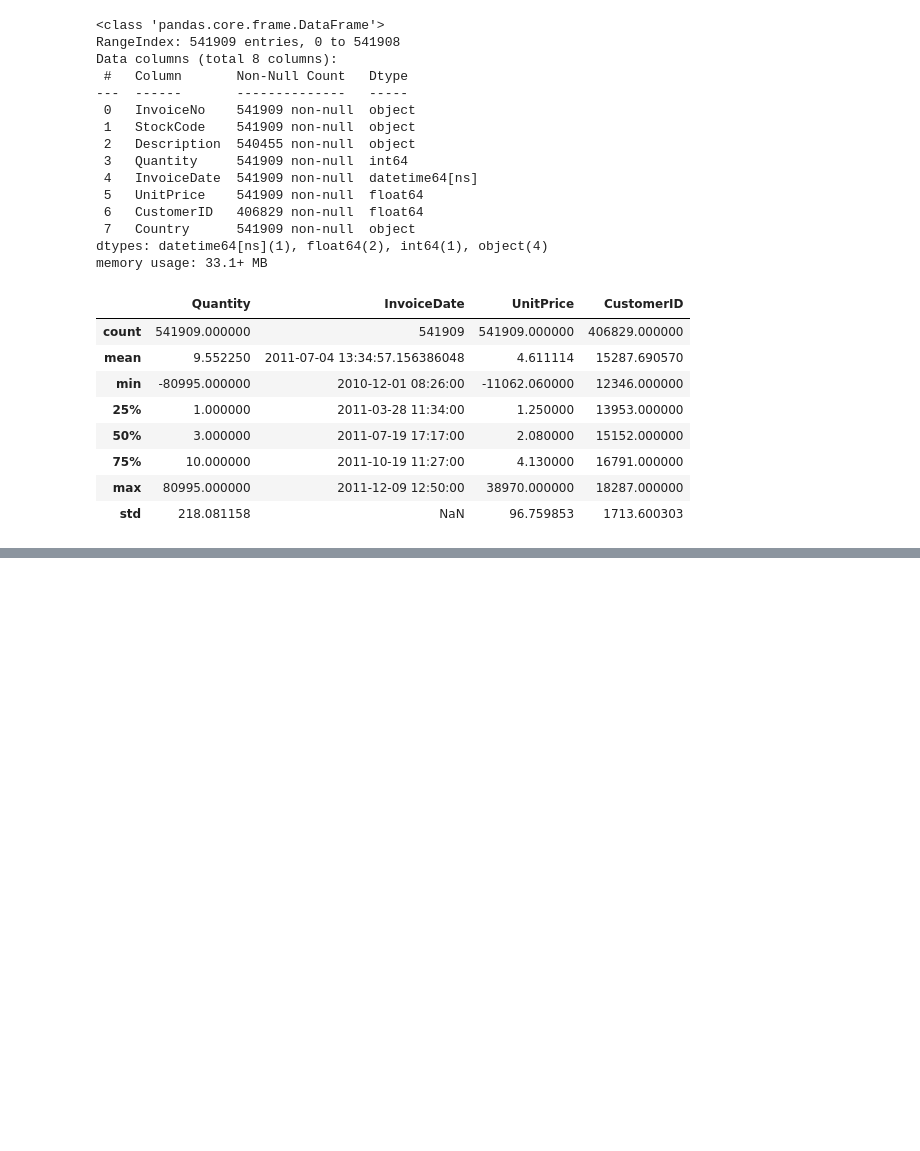
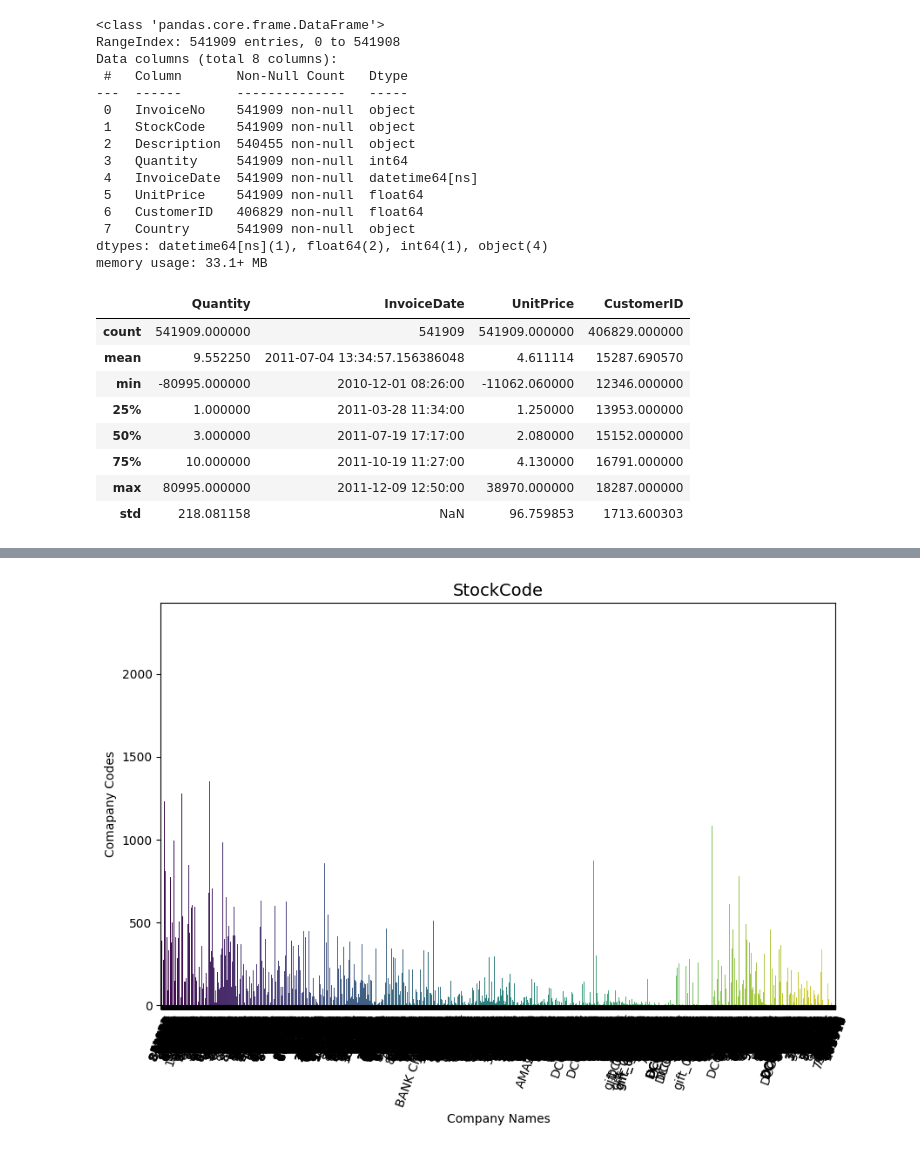
Before and after one commit to Nikhil5566/EDA-Prostate-cancer-dataset-, a Jupyter notebook: Online_Retail.ipynb, the cells around one changed output, grey strips where cells are left out. Saved outputs shown, nothing was run; the diff lists cells and outputs as text; code cells hidden in the pictures; blank space fills up the shorter version.

```diff
--- a/Online_Retail.ipynb
+++ b/Online_Retail.ipynb
@@ -155,0 +181,11 @@ memory usage: 24.6+ MB
+# %%
+plt.figure(figsize=(10, 6))
+sns.countplot(x=df['StockCode'], palette="viridis")
+plt.title("StockCode", fontsize=14)
+plt.xlabel("Company Names")
+plt.ylabel("Comapany Codes")
+plt.xticks(rotation= 70)
+
+plt.show()
+# %% [output]
+[figure, added]
```
Also changed, not shown: parts of 12 cells of this notebook.
